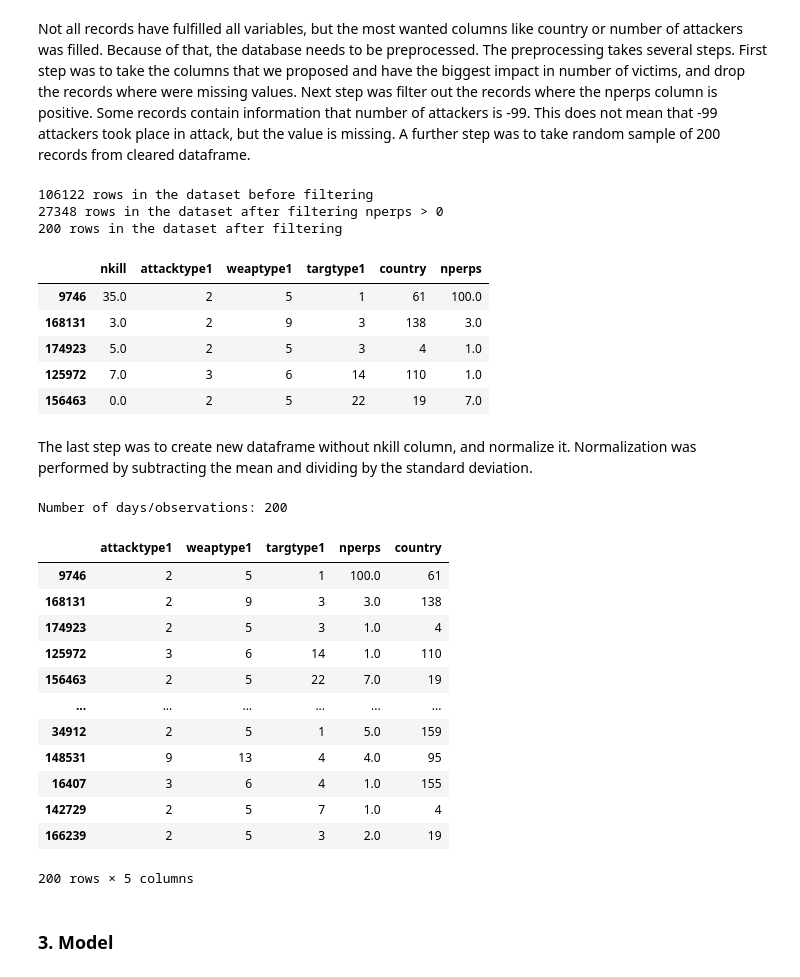
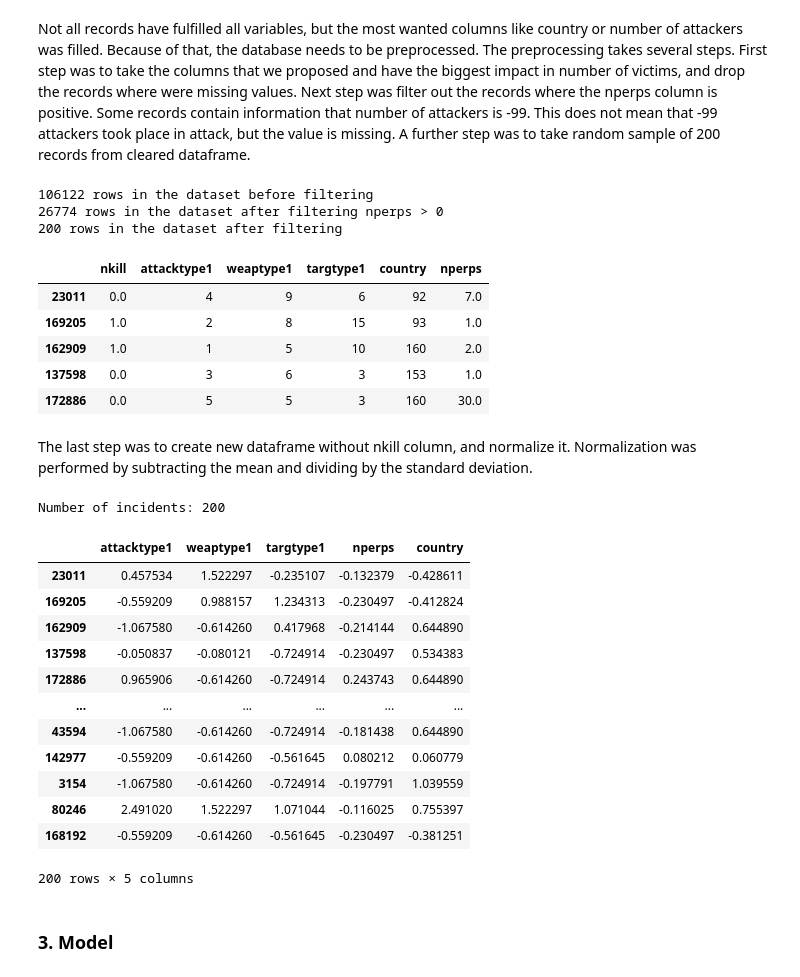
Before and after one commit to cynarski/Data-Analitics-Project, a Jupyter notebook: project.ipynb, the cells around one changed output. Drawn from its saved outputs; the diff is of its cells as text; code cells hidden in the pictures.

```diff
--- a/project.ipynb
+++ b/project.ipynb
@@ -66,25 +66,27 @@ A further step was to take random sample of 200 records from cleared dataframe.
 # %%
 selected_columns = ['nkill', 'attacktype1', 'weaptype1', 'targtype1', 'country', 'nperps']
 df = df[selected_columns].dropna()  # Filter out rows where 'nkill' is zero or negative
 print(len(df), "rows in the dataset before filtering")
 
-df = df[df['nperps'] > 0]  # Filter out rows where 'nperps' is zero or negative
+df = df[df['nperps'] > 0 ]  # Filter out rows where 'nperps' is zero or negative
+df = df[df['nperps'] < 1000 ]  # Filter out rows where 'nperps' is zero or negative
+df = df[df['country'] < 500 ]  # Filter out rows where 'nperps' is zero or negative
 print(len(df), "rows in the dataset after filtering nperps > 0")
 
 df = df.sample(n=200, random_state=SEED) #123
 df.to_csv('data.csv')
 print(len(df), "rows in the dataset after filtering")
 df.head()
 # %% [output]
 106122 rows in the dataset before filtering
-27348 rows in the dataset after filtering nperps > 0
+26774 rows in the dataset after filtering nperps > 0
 200 rows in the dataset after filtering
 |  | nkill | attacktype1 | weaptype1 | targtype1 | country | nperps |
-| 9746 | 35.0 | 2 | 5 | 1 | 61 | 100.0 |
-| 168131 | 3.0 | 2 | 9 | 3 | 138 | 3.0 |
-| 174923 | 5.0 | 2 | 5 | 3 | 4 | 1.0 |
-| 125972 | 7.0 | 3 | 6 | 14 | 110 | 1.0 |
-| 156463 | 0.0 | 2 | 5 | 22 | 19 | 7.0 |
+| 23011 | 0.0 | 4 | 9 | 6 | 92 | 7.0 |
+| 169205 | 1.0 | 2 | 8 | 15 | 93 | 1.0 |
+| 162909 | 1.0 | 1 | 5 | 10 | 160 | 2.0 |
+| 137598 | 0.0 | 3 | 6 | 3 | 153 | 1.0 |
+| 172886 | 0.0 | 5 | 5 | 3 | 160 | 30.0 |
 # %% [markdown]
 The last step was to create new dataframe without nkill column, and normalize it.
 Normalization was performed by subtracting the mean and dividing by the standard deviation.
@@ -115,19 +117,19 @@ data_sim_prod = {
 
 X_norm
 # %% [output]
-Number of days/observations: 200
+Number of incidents: 200
 |  | attacktype1 | weaptype1 | targtype1 | nperps | country |
-| 9746 | 2 | 5 | 1 | 100.0 | 61 |
-| 168131 | 2 | 9 | 3 | 3.0 | 138 |
-| 174923 | 2 | 5 | 3 | 1.0 | 4 |
-| 125972 | 3 | 6 | 14 | 1.0 | 110 |
-| 156463 | 2 | 5 | 22 | 7.0 | 19 |
+| 23011 | 0.457534 | 1.522297 | -0.235107 | -0.132379 | -0.428611 |
+| 169205 | -0.559209 | 0.988157 | 1.234313 | -0.230497 | -0.412824 |
+| 162909 | -1.067580 | -0.614260 | 0.417968 | -0.214144 | 0.644890 |
+| 137598 | -0.050837 | -0.080121 | -0.724914 | -0.230497 | 0.534383 |
+| 172886 | 0.965906 | -0.614260 | -0.724914 | 0.243743 | 0.644890 |
 | ... | ... | ... | ... | ... | ... |
-| 34912 | 2 | 5 | 1 | 5.0 | 159 |
-| 148531 | 9 | 13 | 4 | 4.0 | 95 |
-| 16407 | 3 | 6 | 4 | 1.0 | 155 |
-| 142729 | 2 | 5 | 7 | 1.0 | 4 |
-| 166239 | 2 | 5 | 3 | 2.0 | 19 |
+| 43594 | -1.067580 | -0.614260 | -0.724914 | -0.181438 | 0.644890 |
+| 142977 | -0.559209 | -0.614260 | -0.561645 | 0.080212 | 0.060779 |
+| 3154 | -1.067580 | -0.614260 | -0.724914 | -0.197791 | 1.039559 |
+| 80246 | 2.491020 | 1.522297 | 1.071044 | -0.116025 | 0.755397 |
+| 168192 | -0.559209 | -0.614260 | -0.561645 | -0.230497 | -0.381251 |
 200 rows × 5 columns
 # %% [markdown]
 ### 3. Model
```
Also changed, not shown: parts of 1 cell of this notebook, 3 other files.
